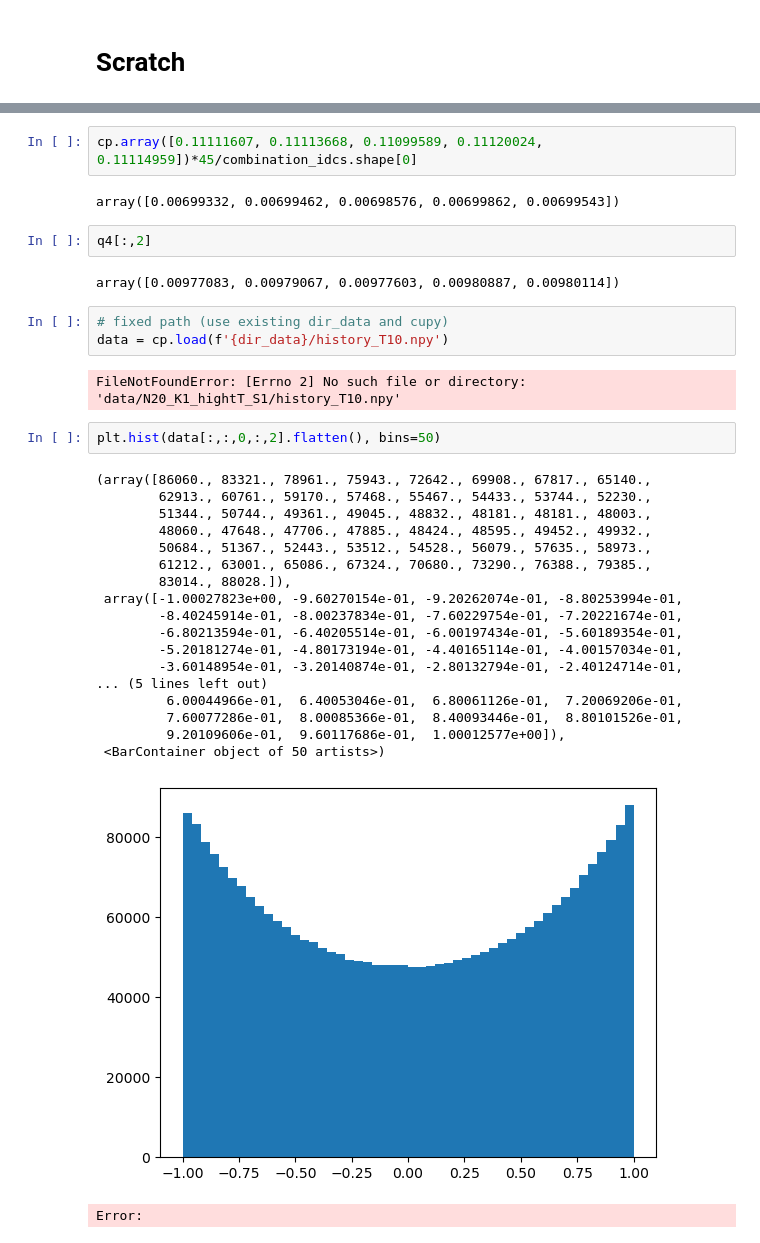
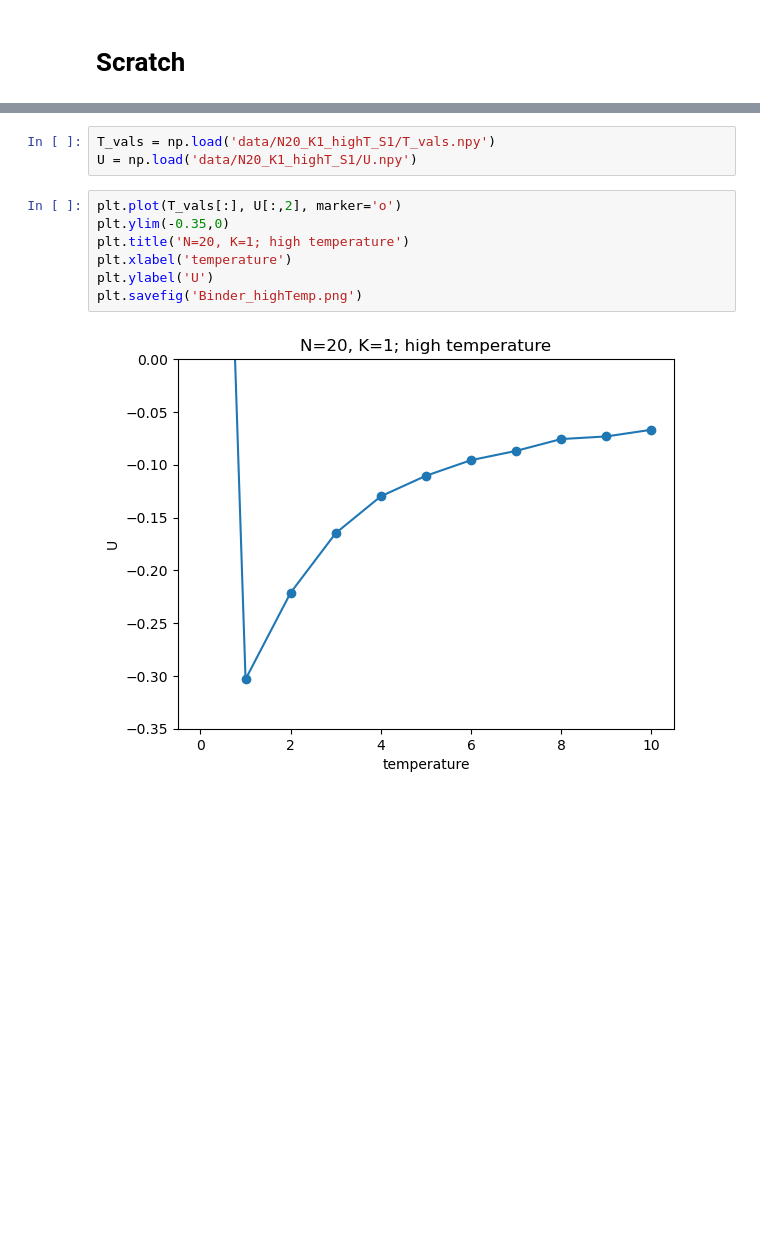
Before and after one commit to krlodeleon/LLG, a Jupyter notebook: q_EA.ipynb, the cells around one changed output, grey strips where cells are left out. Drawn from its saved outputs; the diff is of its cells as text; blank space fills up the shorter version.

```diff
--- a/q_EA.ipynb
+++ b/q_EA.ipynb
@@ -601,35 +292,12 @@ array([0.11111607, 0.11113668, 0.11099589, 0.11120024, 0.11114959])
-# %%
-cp.array([0.11111607, 0.11113668, 0.11099589, 0.11120024, 0.11114959])*45/combination_idcs.shape[0]
-# %% [output]
-array([0.00699332, 0.00699462, 0.00698576, 0.00699862, 0.00699543])
-# %%
-q4[:,2]
-# %% [output]
-array([0.00977083, 0.00979067, 0.00977603, 0.00980887, 0.00980114])
-# %%
-# fixed path (use existing dir_data and cupy)
-data = cp.load(f'{dir_data}/history_T10.npy')
-# %% [output]
-FileNotFoundError: [Errno 2] No such file or directory: 'data/N20_K1_hightT_S1/history_T10.npy'
-# %%
-plt.hist(data[:,:,0,:,2].flatten(), bins=50)
-# %% [output]
-(array([86060., 83321., 78961., 75943., 72642., 69908., 67817., 65140.,
-        62913., 60761., 59170., 57468., 55467., 54433., 53744., 52230.,
-        51344., 50744., 49361., 49045., 48832., 48181., 48181., 48003.,
-        48060., 47648., 47706., 47885., 48424., 48595., 49452., 49932.,
-        50684., 51367., 52443., 53512., 54528., 56079., 57635., 58973.,
-        61212., 63001., 65086., 67324., 70680., 73290., 76388., 79385.,
-        83014., 88028.]),
- array([-1.00027823e+00, -9.60270154e-01, -9.20262074e-01, -8.80253994e-01,
-        -8.40245914e-01, -8.00237834e-01, -7.60229754e-01, -7.20221674e-01,
-        -6.80213594e-01, -6.40205514e-01, -6.00197434e-01, -5.60189354e-01,
-        -5.20181274e-01, -4.80173194e-01, -4.40165114e-01, -4.00157034e-01,
-        -3.60148954e-01, -3.20140874e-01, -2.80132794e-01, -2.40124714e-01,
-... (5 lines left out)
-         6.00044966e-01,  6.40053046e-01,  6.80061126e-01,  7.20069206e-01,
-         7.60077286e-01,  8.00085366e-01,  8.40093446e-01,  8.80101526e-01,
-         9.20109606e-01,  9.60117686e-01,  1.00012577e+00]),
- <BarContainer object of 50 artists>)
-[figure, removed]
-Error:
+# %%
+T_vals = np.load('data/N20_K1_highT_S1/T_vals.npy')
+U = np.load('data/N20_K1_highT_S1/U.npy')
+# %%
+plt.plot(T_vals[:], U[:,2], marker='o')
+plt.ylim(-0.35,0)
+plt.title('N=20, K=1; high temperature')
+plt.xlabel('temperature')
+plt.ylabel('U')
+plt.savefig('Binder_highTemp.png')
+# %% [output]
+[figure, added]
```
Also changed, not shown: parts of 59 cells of this notebook.
